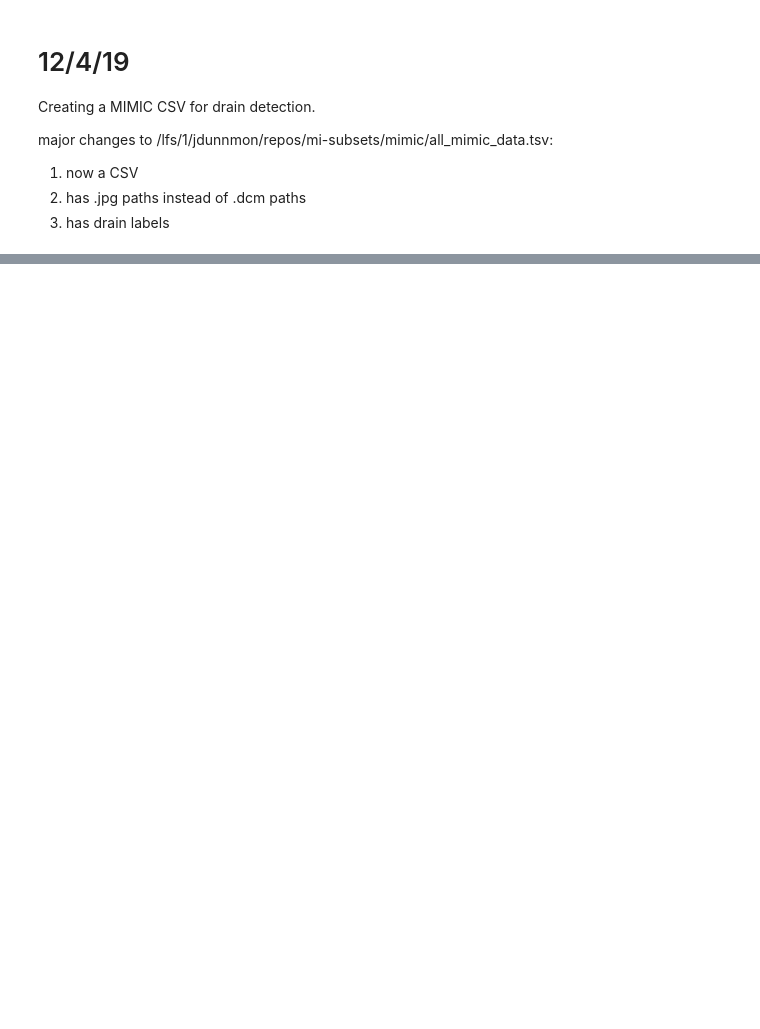
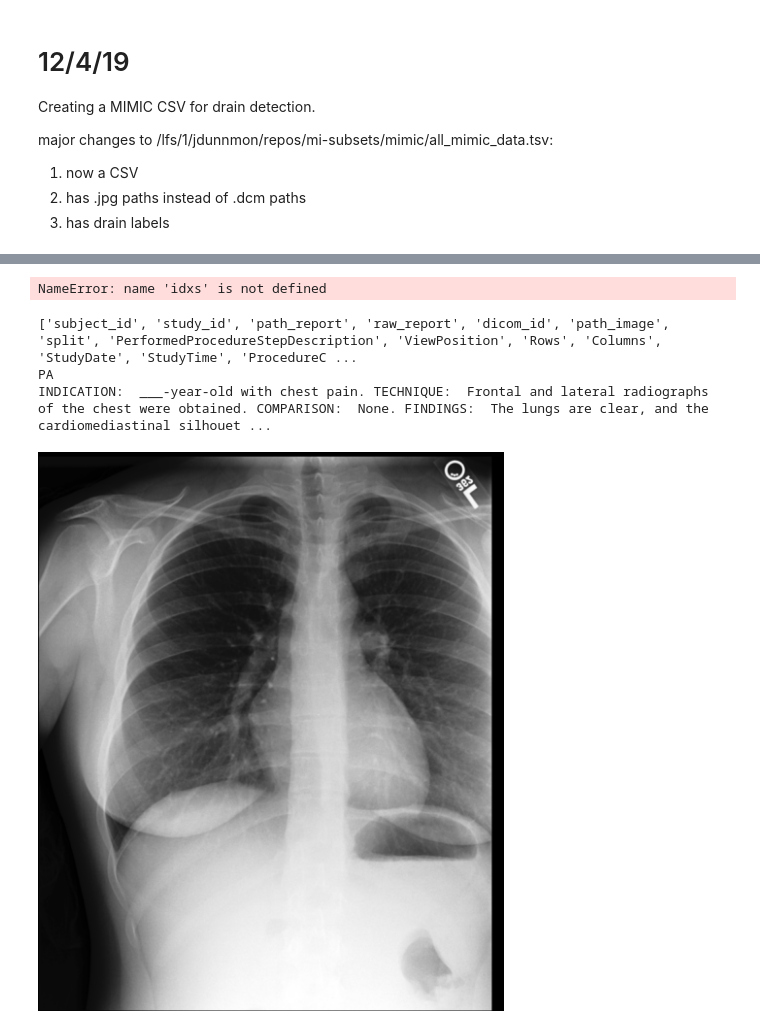
Before and after one commit to geoffreyangus/pytorch-classification, a Jupyter notebook: notebooks/mimic/12_04_19.ipynb, the cells around one changed output, grey strips where cells are left out. Drawn from its saved outputs; the diff is of its cells as text; code cells hidden in the pictures; blank space fills up the shorter version.

```diff
--- a/notebooks/mimic/12_04_19.ipynb
+++ b/notebooks/mimic/12_04_19.ipynb
@@ -19,7 +22,7 @@ data_dir = '/lfs/1/jdunnmon/repos/mi-subsets/mimic/'
 output_dir = ''
 
 mimic_with_tubes_df = pd.read_csv(osp.join(data_dir, 'all_mimic_data_with_tubes_v2.tsv'), sep='\t', index_col=0)
-mimic_df = pd.read_csv(osp.join(data_dir, 'all_mimic_data.tsv'), sep='\t', index_col=0)
+mimic_df = pd.read_csv('/lfs/1/gangus/repositories/pytorch-classification/drain_detector/data/mimic/mimic_all.csv', index_col=0)
 # %%
 # idxs = list(mimic_with_tubes_df.index)
 # mimic_df['drain'] = [0.0] * len(mimic_df)
@@ -37,14 +78,23 @@ mimic_df.to_csv('/lfs/1/gangus/repositories/pytorch-classification/drain_detecto
 # %%
-mimic_df.iloc[idxs[0]]['path_image']
+# mimic_df.iloc[idxs[0]]['path_image']
+# %% [output]
+NameError: name 'idxs' is not defined
 # %%
-from PIL import Image
-import matplotlib.pyplot as plt
+idx = 377105
+print(list(mimic_df.keys()))
+print(mimic_df.iloc[idx]['ViewPosition'])
+print(mimic_df.iloc[idx]['raw_report'])
 # Read image
-img = Image.open('/lfs/1/gangus/data/mimic-jpg/physionet.org/files/mimic-cxr-jpg/2.0.0/files/p10/p10003400/s50100991/c1981851-eee51654-80b71d01-2ee65952-4c70c720.jpg').convert('RGB')
-np.array(img).shape
-# img
+img = Image.open(f"/lfs/1/gangus/data/mimic-jpg/physionet.org/files/mimic-cxr-jpg/2.0.0/{mimic_df.iloc[idx]['path_image']}").convert('RGB')
+# np.array(img).shape
+transforms.Resize(480)(img)
 # Output Images
 # plt.imshow(img)
+# %% [output]
+['subject_id', 'study_id', 'path_report', 'raw_report', 'dicom_id', 'path_image', 'split', 'PerformedProcedureStepDescription', 'ViewPosition', 'Rows', 'Columns', 'StudyDate', 'StudyTime', 'ProcedureC ...
+PA
+INDICATION:  ___-year-old with chest pain. TECHNIQUE:  Frontal and lateral radiographs of the chest were obtained. COMPARISON:  None. FINDINGS:  The lungs are clear, and the cardiomediastinal silhouet ...
+[figure, added]
 # %%
 chexnet_df = pd.read_csv('/lfs/1/gangus/repositories/pytorch-classification/drain_detector/data/chexnet/by-patient-id/split/valid.csv')
 # %%
```
Also changed, not shown: parts of 8 cells of this notebook, 7 other files.
